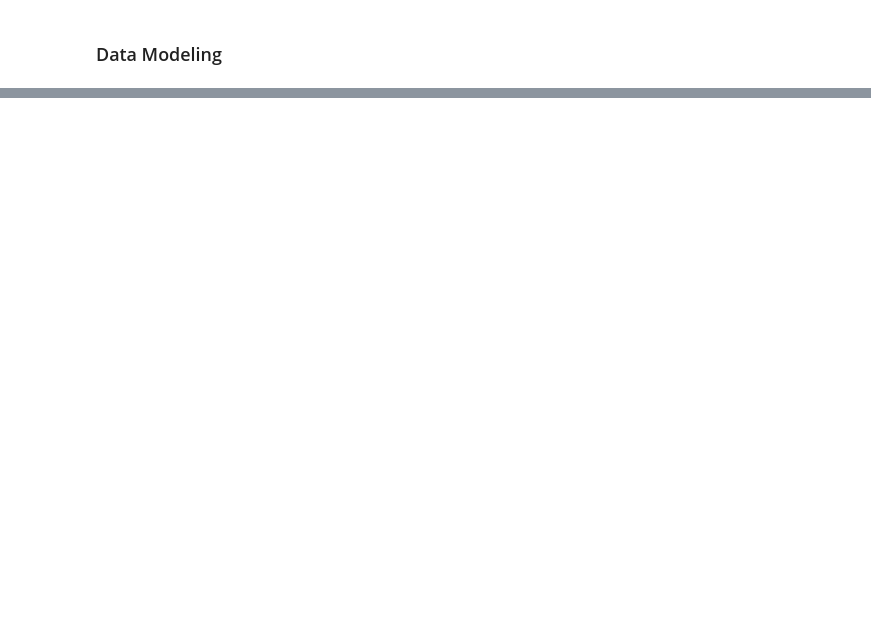
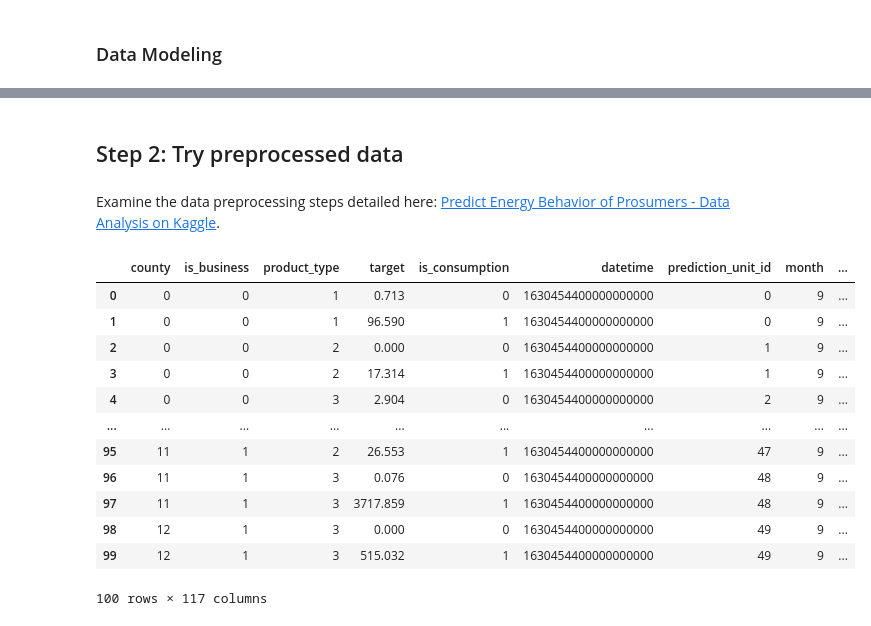
Before and after one commit to jackren0000/Enefit---Predict-Energy-Behavior-of-Prosumers, a Jupyter notebook: lstm-predict-energy-behavior-of-prosumers.ipynb, the cells around one changed output, grey strips where cells are left out. Drawn from its saved outputs; the diff is of its cells as text; code cells hidden in the pictures; blank space fills up the shorter version.

```diff
--- a/lstm-predict-energy-behavior-of-prosumers.ipynb
+++ b/lstm-predict-energy-behavior-of-prosumers.ipynb
@@ -353,0 +524,23 @@ Epoch 14: early stopping
+# %% [markdown]
+## Step 2: Try preprocessed data
+# %% [markdown]
+Examine the data preprocessing steps detailed here: [Predict Energy Behavior of Prosumers - Data Analysis on Kaggle](https://www.kaggle.com/code/jackren000/predict-energy-behavior-of-prosumers-dataanalysis).
+# %%
+# load the file
+train = pd.read_csv('/kaggle/input/enefit-processed-train/processed_train.csv')
+# %%
+train.head(100)
+# %% [output]
+|  | county | is_business | product_type | target | is_consumption | datetime | prediction_unit_id | month | ... |
+| 0 | 0 | 0 | 1 | 0.713 | 0 | 1630454400000000000 | 0 | 9 | ... |
+| 1 | 0 | 0 | 1 | 96.590 | 1 | 1630454400000000000 | 0 | 9 | ... |
+| 2 | 0 | 0 | 2 | 0.000 | 0 | 1630454400000000000 | 1 | 9 | ... |
+| 3 | 0 | 0 | 2 | 17.314 | 1 | 1630454400000000000 | 1 | 9 | ... |
+| 4 | 0 | 0 | 3 | 2.904 | 0 | 1630454400000000000 | 2 | 9 | ... |
+| ... | ... | ... | ... | ... | ... | ... | ... | ... | ... |
+| 95 | 11 | 1 | 2 | 26.553 | 1 | 1630454400000000000 | 47 | 9 | ... |
+| 96 | 11 | 1 | 3 | 0.076 | 0 | 1630454400000000000 | 48 | 9 | ... |
+| 97 | 11 | 1 | 3 | 3717.859 | 1 | 1630454400000000000 | 48 | 9 | ... |
+| 98 | 12 | 1 | 3 | 0.000 | 0 | 1630454400000000000 | 49 | 9 | ... |
+| 99 | 12 | 1 | 3 | 515.032 | 1 | 1630454400000000000 | 49 | 9 | ... |
+100 rows × 117 columns
```
Also changed, not shown: parts of 31 cells of this notebook.
